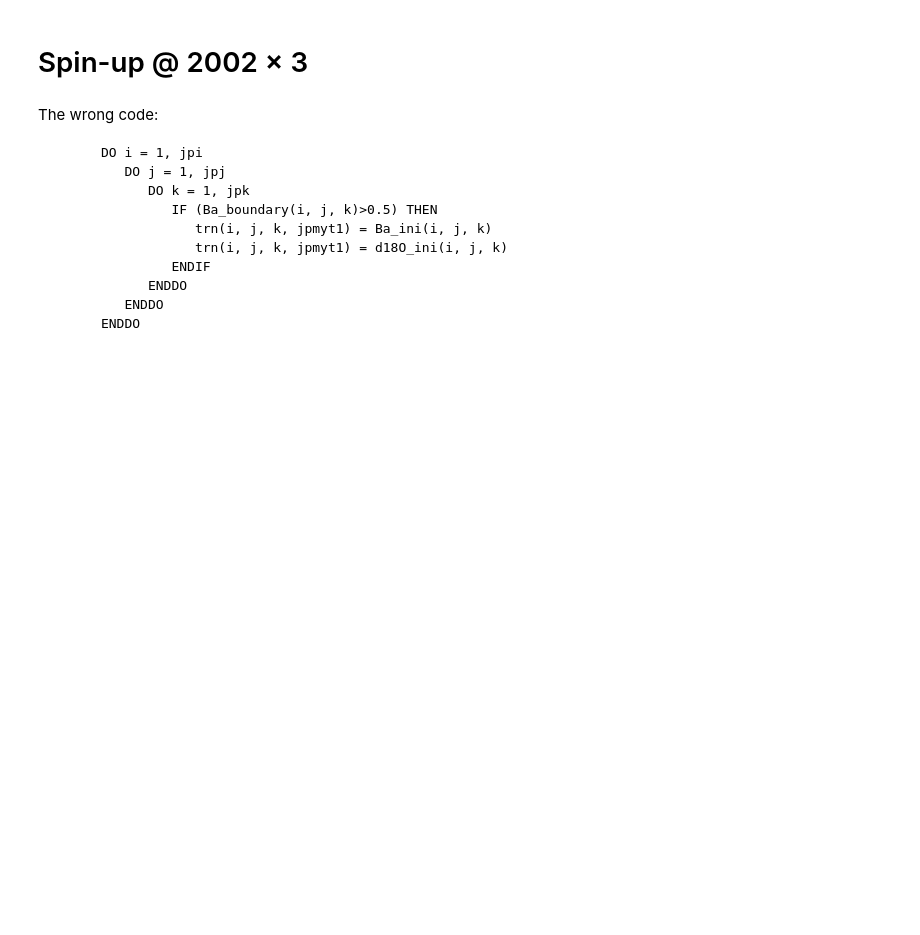
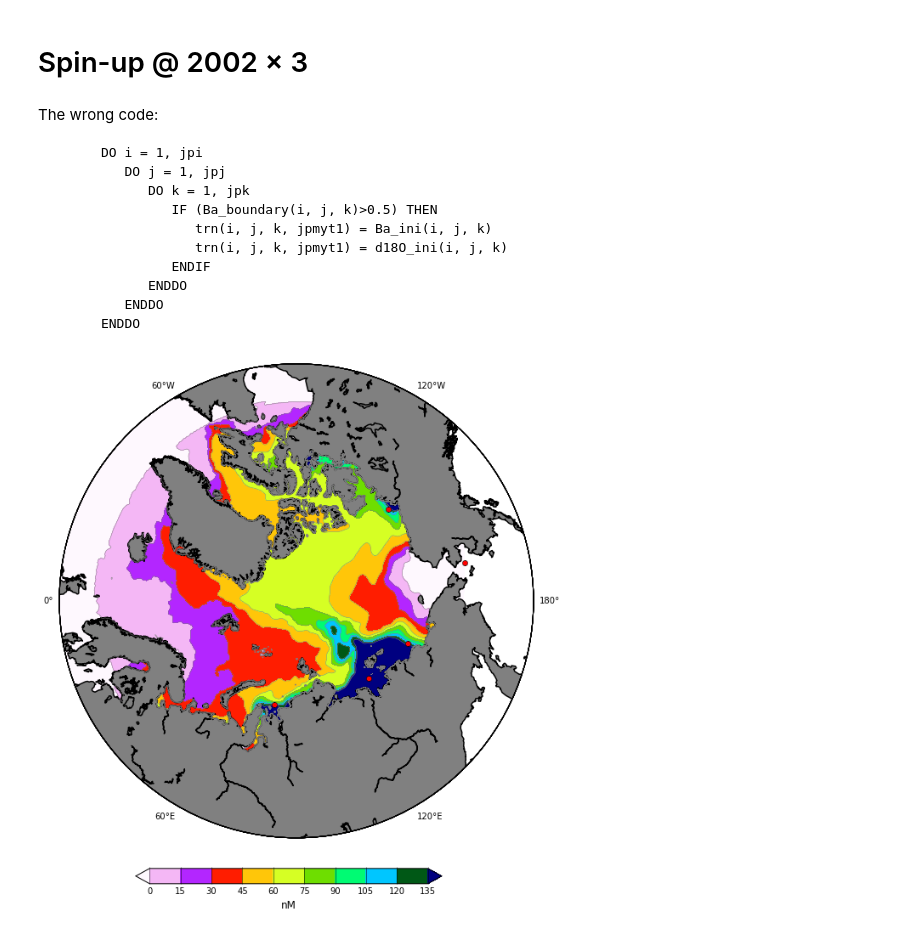
Before and after one commit to UBC-MOAD/analysis-kyle, a Jupyter notebook: notebooks/[ANHA4] 04 ANHA4 spin-up runs.ipynb, the cells around one changed output. Cells and saved outputs as stored; diff of their text form; code cells hidden in the pictures; blank space fills up the shorter version.

```diff
--- a/notebooks/[ANHA4] 04 ANHA4 spin-up runs.ipynb
+++ b/notebooks/[ANHA4] 04 ANHA4 spin-up runs.ipynb
@@ -106,6 +104,29 @@ KO_Ba = np.array(list(KO_Ba1)+list(KO_Ba2)+list(KO_Ba3))
 LN_Ba = np.array(list(LN_Ba1)+list(LN_Ba2)+list(LN_Ba3))
 YK_Ba = np.array(list(YK_Ba1)+list(YK_Ba2)+list(YK_Ba3))
 BeringS_Ba = np.array(list(BeringS_Ba1)+list(BeringS_Ba2)+list(BeringS_Ba3))
+# %%
+L=0; lev1 = range(0, 150, 15)
+# %%
+fig=plt.figure(figsize=(10, 10));
+ax = fig.gca()
+proj=Basemap(projection='npstere', resolution='l', boundinglat=55, lon_0=90, round=True, ax=ax)
+proj.drawmeridians(np.arange(0, 360, 60), labels=[1, 1, 1, 1], fontsize=10, latmax=90,linewidth=0)
+proj.fillcontinents(color=[0.5, 0.5, 0.5], lake_color=None)
+proj.drawcoastlines(linewidth=1.5, color='k')
+x, y=proj(nav_lon, nav_lat)
+CS=proj.contourf(x, y, Ba3[L, :, :], lev1, cmap=plt.cm.gist_ncar_r, extend='both')
+proj.contour(x, y, Ba3[L, :, :], lev1, linewidths=0.5, colors=('gray',))
+for i in [1, 7, 6, 9, 13]:
+    proj.plot(x[x_river[i], y_river[i]], y[x_river[i], y_river[i]], 'ro')
+
+cax = fig.add_axes([0.25, 0.05, 0.5, 0.025])
+CBar = fig.colorbar(CS, cax=cax, orientation='horizontal')
+CBar.set_label('nM', fontsize=12)
+CBar.ax.tick_params(axis='x', length=20)
+CBar.set_ticks(lev1)
+#ax.set_title('Difference between two dilution strategy', fontsize=14)
+# %% [output]
+[figure, added]
 # %%
 fig=plt.figure(figsize=(12, 5))
 ax = fig.gca(); ax.grid()
```
Also changed, not shown: parts of 5 cells of this notebook, 6 other files.
